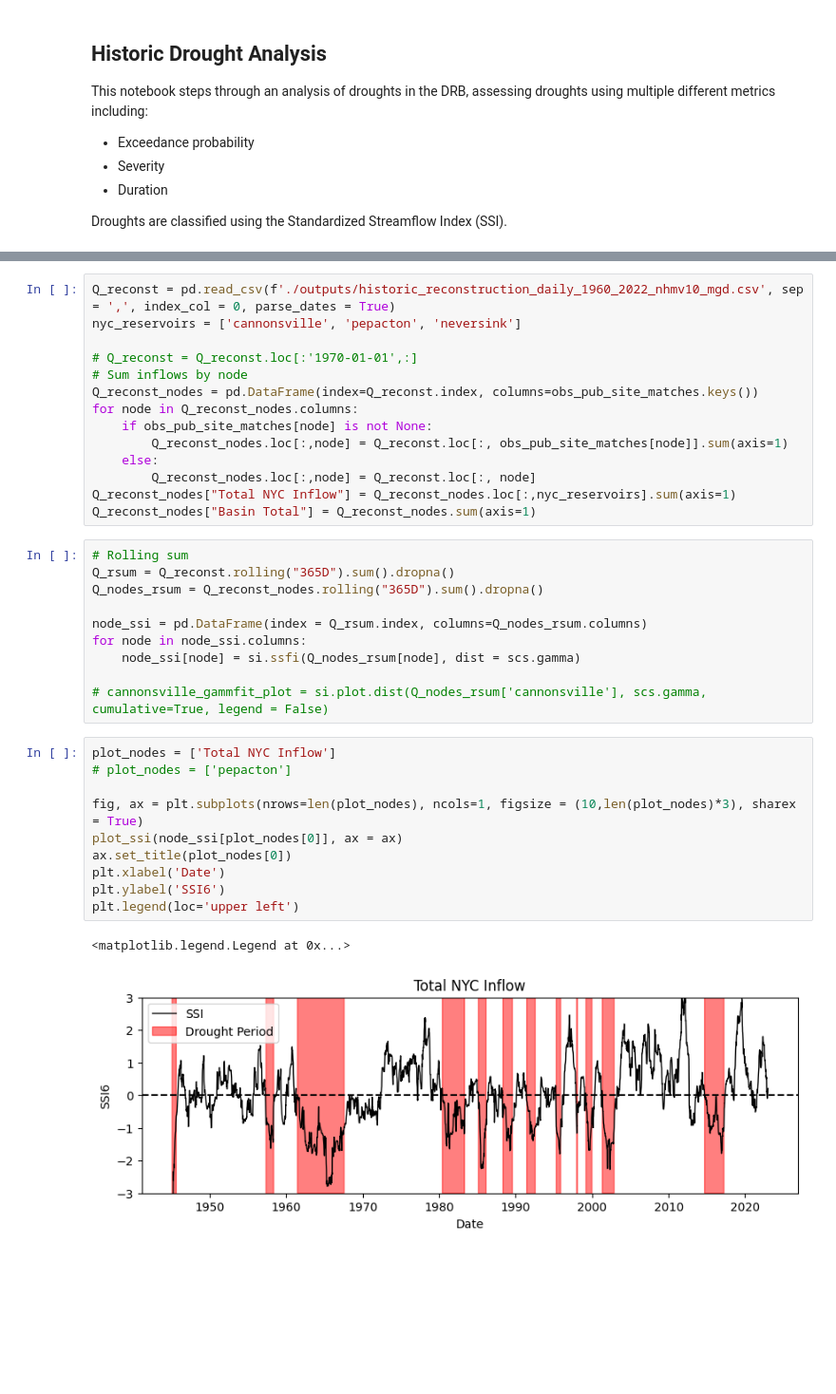
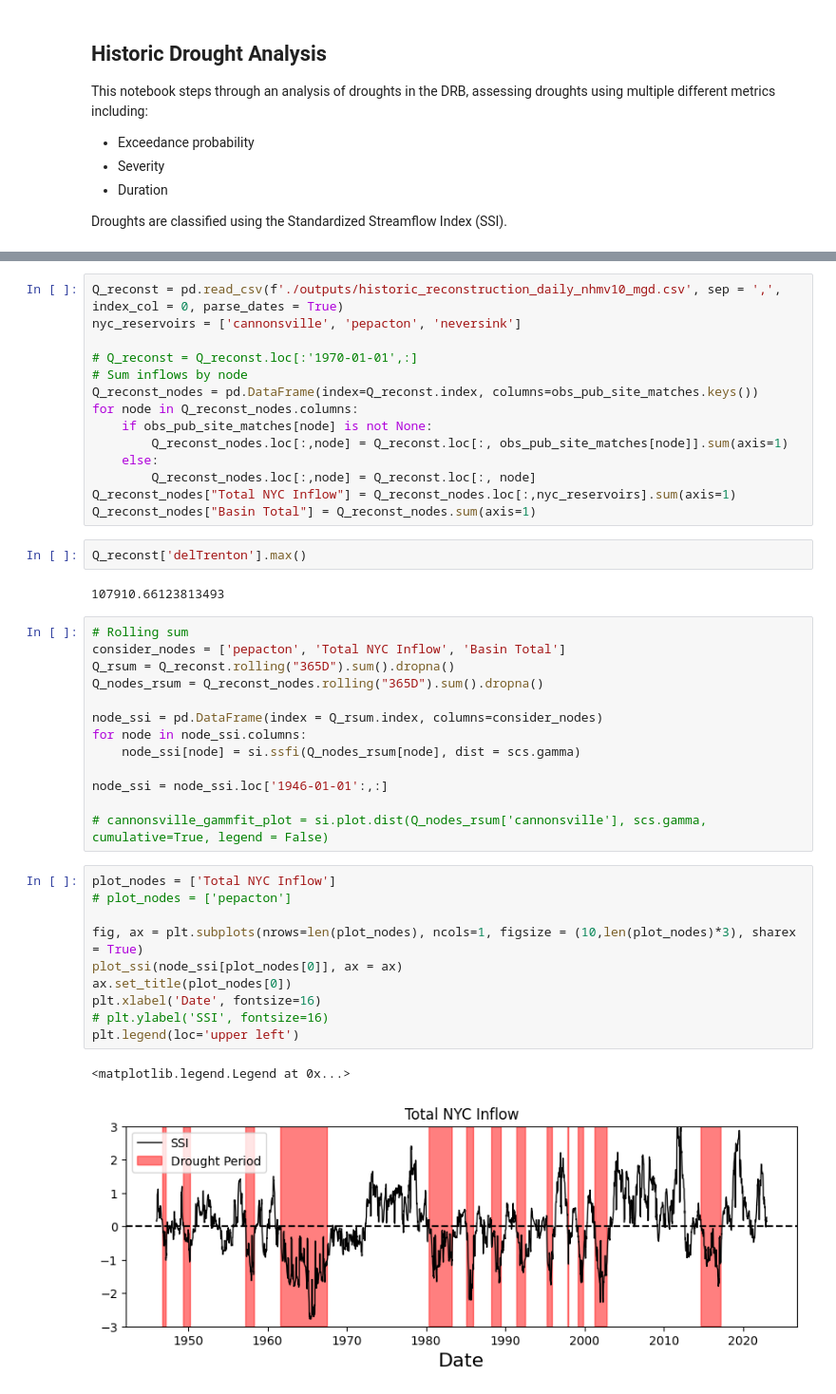
Before and after one commit to Pywr-DRB/DRB-Historic-Reconstruction, a Jupyter notebook: DRB_historic_drought_analysis.ipynb, the cells around one changed output, grey strips where cells are left out. Shown at 95% size. Saved outputs shown, nothing was run; the diff lists cells and outputs as text; blank space fills up the shorter version.

Commit message:
Major updates and finalization
Use the `generate_all_reconstructions.py` file to do as the name implies.

```diff
--- a/DRB_historic_drought_analysis.ipynb
+++ b/DRB_historic_drought_analysis.ipynb
@@ -36,7 +32,7 @@ hru_scaled = False
 cms_to_mgd = 22.82
 fdc_quantiles = [0.0003, 0.005, 0.05, 0.1, 0.2, 0.3, 0.4, 0.5, 0.6, 0.7, 0.8, 0.9, 0.93, 0.95, 0.97, 0.995, 0.9997]
 # %%
-Q_reconst = pd.read_csv(f'./outputs/historic_reconstruction_daily_1960_2022_nhmv10_mgd.csv', sep = ',', index_col = 0, parse_dates = True)
+Q_reconst = pd.read_csv(f'./outputs/historic_reconstruction_daily_nhmv10_mgd.csv', sep = ',', index_col = 0, parse_dates = True)
 nyc_reservoirs = ['cannonsville', 'pepacton', 'neversink']
 
 # Q_reconst = Q_reconst.loc[:'1970-01-01',:]
@@ -49,26 +45,33 @@ for node in Q_reconst_nodes.columns:
         Q_reconst_nodes.loc[:,node] = Q_reconst.loc[:, node]
 Q_reconst_nodes["Total NYC Inflow"] = Q_reconst_nodes.loc[:,nyc_reservoirs].sum(axis=1)
 Q_reconst_nodes["Basin Total"] = Q_reconst_nodes.sum(axis=1)
+# %%
+Q_reconst['delTrenton'].max()
+# %% [output]
+107910.66123813493
 # %%
 # Rolling sum
+consider_nodes = ['pepacton', 'Total NYC Inflow', 'Basin Total']
 Q_rsum = Q_reconst.rolling("365D").sum().dropna()
 Q_nodes_rsum = Q_reconst_nodes.rolling("365D").sum().dropna()
 
-node_ssi = pd.DataFrame(index = Q_rsum.index, columns=Q_nodes_rsum.columns)
+node_ssi = pd.DataFrame(index = Q_rsum.index, columns=consider_nodes)
 for node in node_ssi.columns:
     node_ssi[node] = si.ssfi(Q_nodes_rsum[node], dist = scs.gamma)
 
+node_ssi = node_ssi.loc['1946-01-01':,:]
+
 # cannonsville_gammfit_plot = si.plot.dist(Q_nodes_rsum['cannonsville'], scs.gamma, cumulative=True, legend = False)
 # %%
 plot_nodes = ['Total NYC Inflow']
 # plot_nodes = ['pepacton']
 
 fig, ax = plt.subplots(nrows=len(plot_nodes), ncols=1, figsize = (10,len(plot_nodes)*3), sharex = True)
 plot_ssi(node_ssi[plot_nodes[0]], ax = ax)
 ax.set_title(plot_nodes[0])
-plt.xlabel('Date')
-plt.ylabel('SSI6')
+plt.xlabel('Date', fontsize=16)
+# plt.ylabel('SSI', fontsize=16)
 plt.legend(loc='upper left')
 # %% [output]
 <matplotlib.legend.Legend at 0x...>
-[figure, old version]
+[figure, new version]
```
Also changed, not shown: parts of 9 cells of this notebook, 23 other files.
